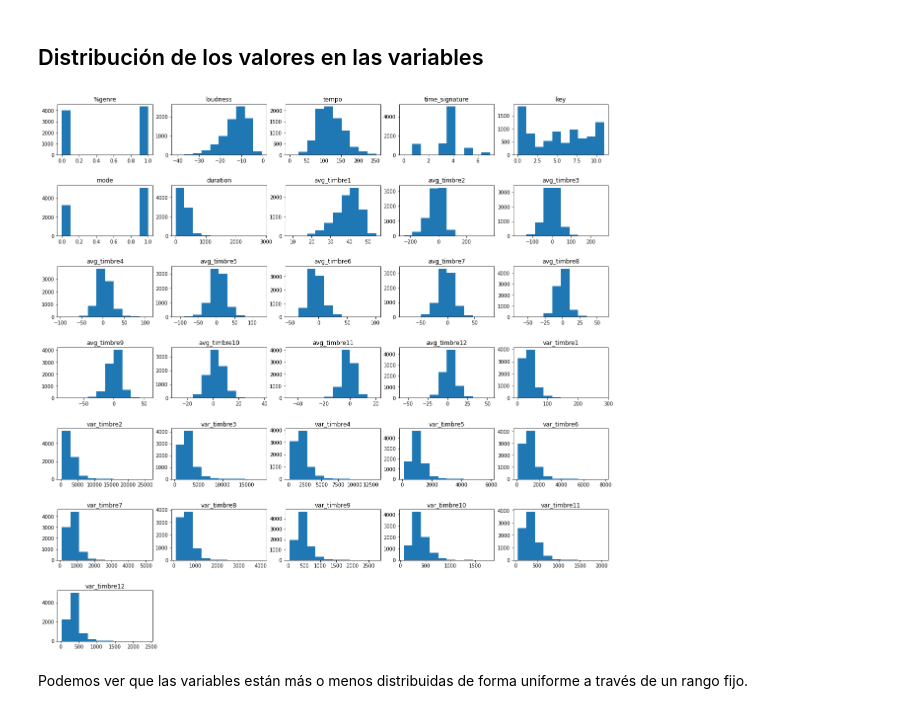
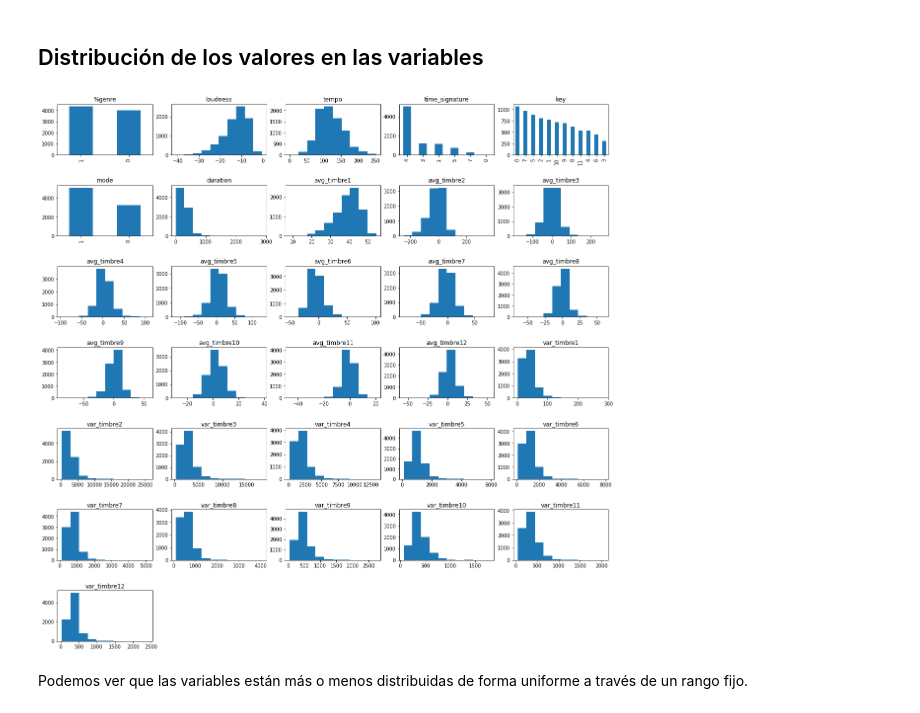
Before and after one commit to casalazara/Machine-Learning-IELE, a Jupyter notebook: Reto 3/Reto_3.ipynb, the cells around one changed output. Cells and saved outputs as stored; diff of their text form; code cells hidden in the pictures.

```diff
--- a/Reto 3/Reto_3.ipynb
+++ b/Reto 3/Reto_3.ipynb
@@ -169,15 +170,19 @@ See the caveats in the documentation: https://pandas.pydata.org/pandas-docs/stab
 # %%
 columnas = [columna for columna in datos.columns if datos[columna].dtype != "object"]
 cols = 5
 fig, axs = plt.subplots(len(columnas)//cols + 1, cols,figsize=(20,20) )
 for i, columna in enumerate(columnas):
-  axs[i//cols][i%cols].hist(datos[columna])
-  axs[i//cols][i%cols].set_title(columna)
+  if datos[columna].dtype!='float64':
+      datos[columna].value_counts().plot(ax=axs[i//cols][i%cols], kind='bar')
+      axs[i//cols][i%cols].set_title(columna)
+  else:
+    axs[i//cols][i%cols].hist(datos[columna])
+    axs[i//cols][i%cols].set_title(columna)
 plt.subplots_adjust(hspace=.6)
 for i in range(1,5):
   axs[6][i].set_visible(False)
 plt.show()
 # %% [output]
-[figure, old version]
+[figure, new version]
 # %% [markdown]
 Podemos ver que las variables están más o menos distribuidas de forma uniforme a través de un rango fijo.
```
Also changed, not shown: parts of 26 cells of this notebook.
